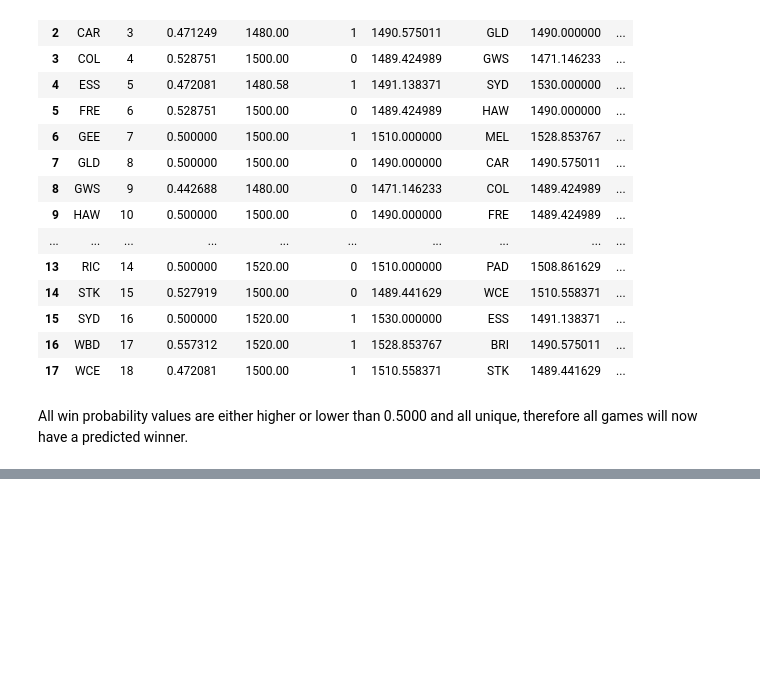
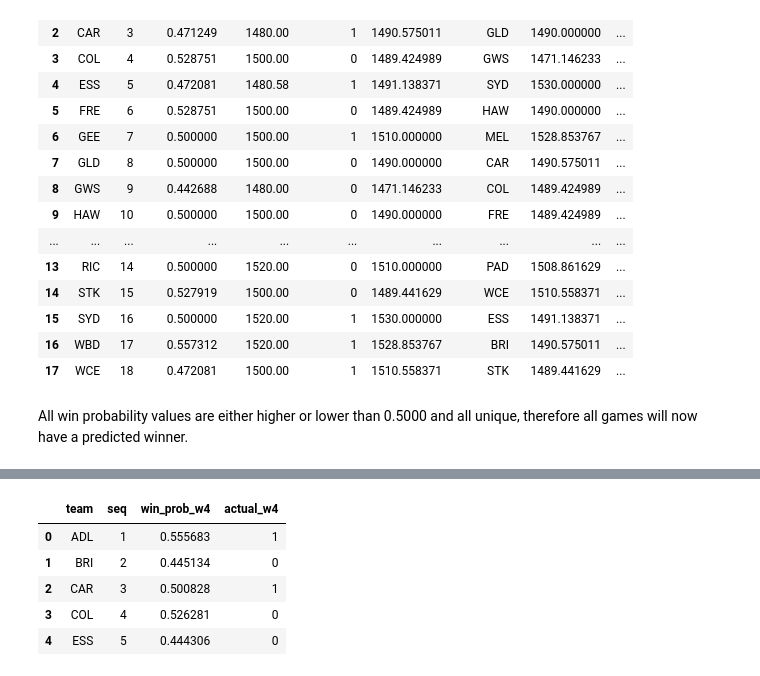
Before and after one commit to stevegabriel1/afl_elo_ratings, a Jupyter notebook: basic_version.ipynb, the cells around one changed output, grey strips where cells are left out. Drawn from its saved outputs; the diff is of its cells as text; code cells hidden in the pictures; blank space fills up the shorter version.

```diff
--- a/basic_version.ipynb
+++ b/basic_version.ipynb
@@ -601,0 +622,9 @@ All win probability values are either higher or lower than 0.5000 and all unique
+# %%
+qrc.head()
+# %% [output]
+|  | team | seq | win_prob_w4 | actual_w4 |
+| 0 | ADL | 1 | 0.555683 | 1 |
+| 1 | BRI | 2 | 0.445134 | 0 |
+| 2 | CAR | 3 | 0.500828 | 1 |
+| 3 | COL | 4 | 0.526281 | 0 |
+| 4 | ESS | 5 | 0.444306 | 0 |
```
Also changed, not shown: parts of 8 cells of this notebook.
